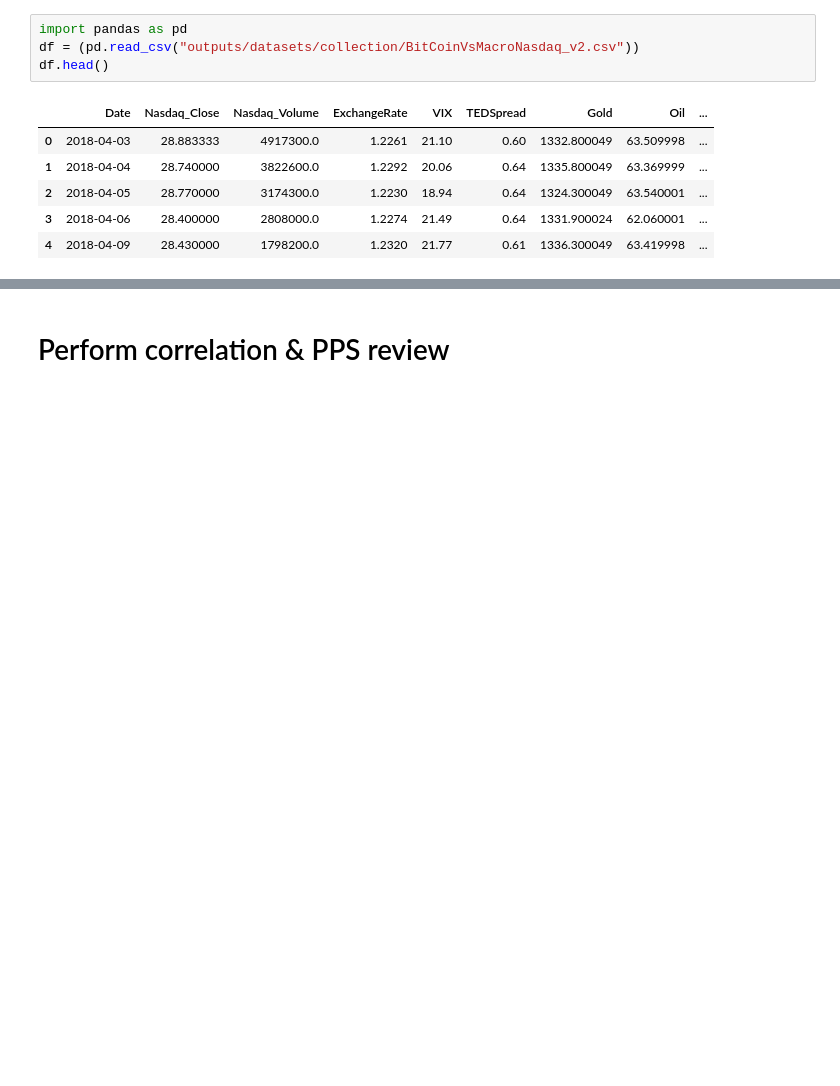
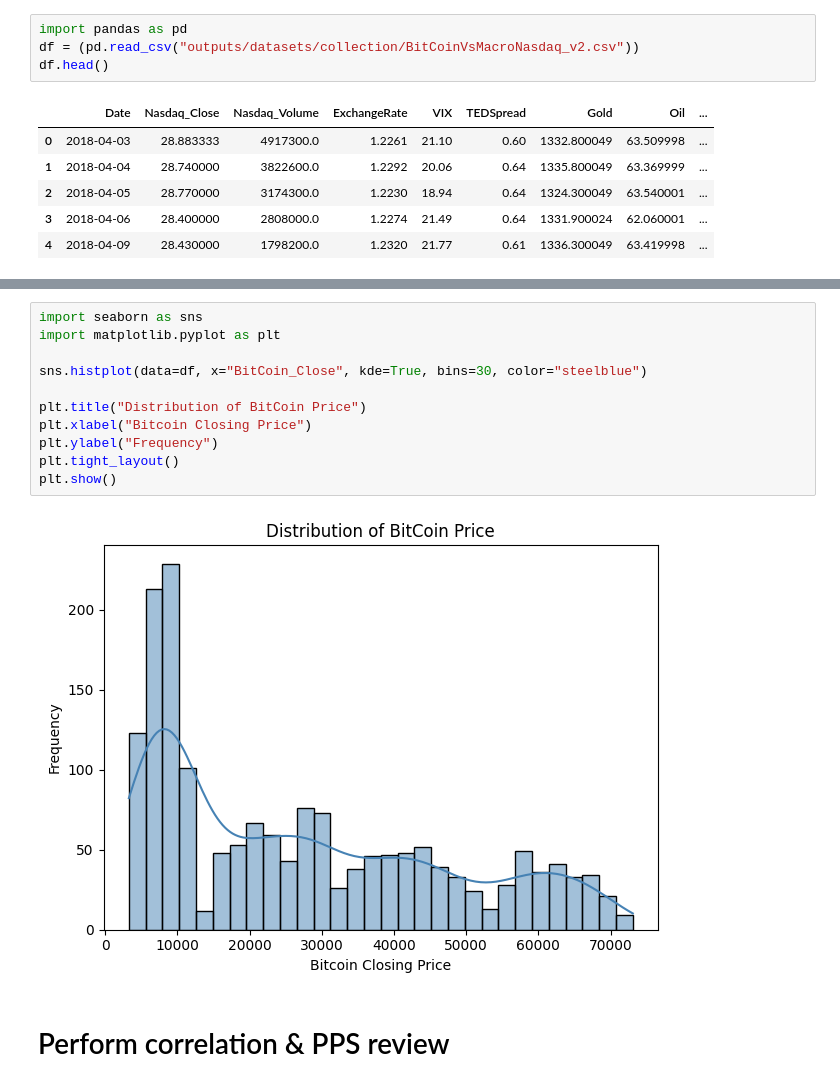
Before and after one commit to Mickyreegs/Project5, a Jupyter notebook: jupyter_notebooks/Data_Analysis.ipynb, the cells around one changed output, grey strips where cells are left out. Saved outputs shown, nothing was run; the diff lists cells and outputs as text; blank space fills up the shorter version.

```diff
--- a/jupyter_notebooks/Data_Analysis.ipynb
+++ b/jupyter_notebooks/Data_Analysis.ipynb
@@ -61,3 +77,16 @@ df.head()
+# %%
+import seaborn as sns
+import matplotlib.pyplot as plt
+
+sns.histplot(data=df, x="BitCoin_Close", kde=True, bins=30, color="steelblue")
+
+plt.title("Distribution of BitCoin Price")
+plt.xlabel("Bitcoin Closing Price")
+plt.ylabel("Frequency")
+plt.tight_layout()
+plt.show()
+# %% [output]
+[figure, added]
 # %% [markdown]
 # Perform correlation & PPS review
 # %% [markdown]
```
Also changed, not shown: parts of 2 cells of this notebook, 1 other file.
